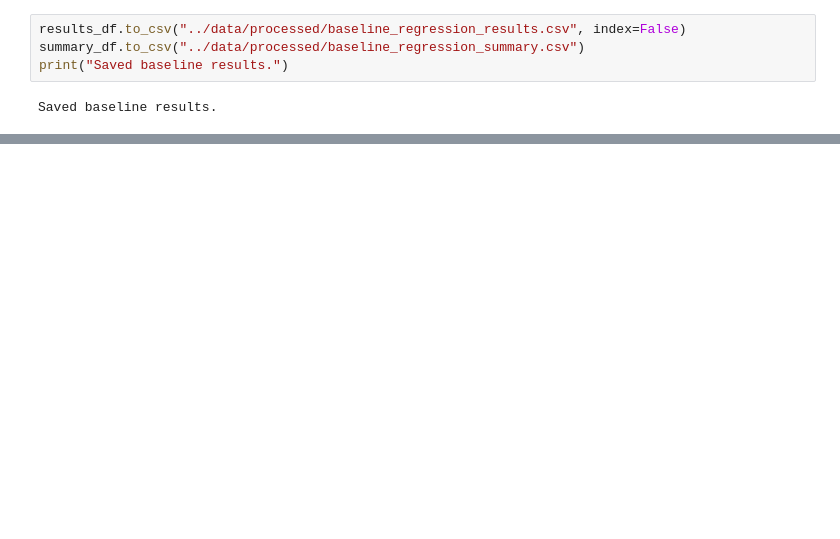
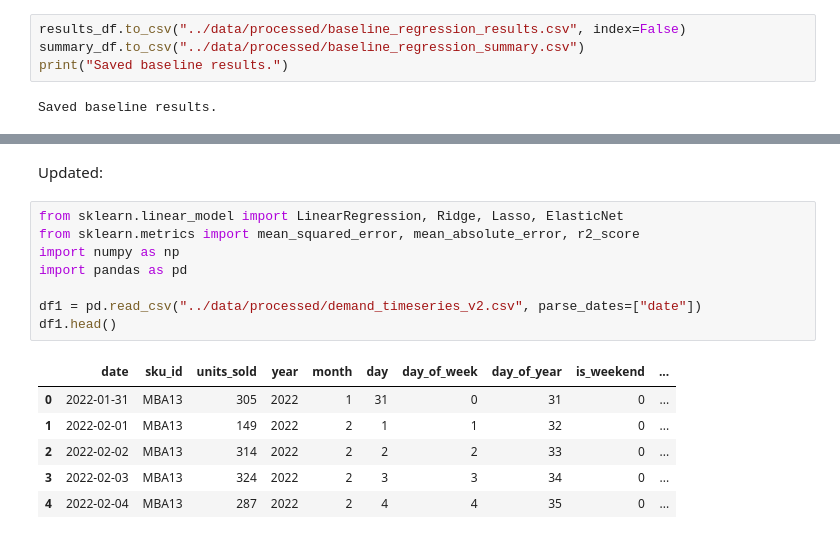
Before and after one commit to asadposeidon/production-planning-optimisation, a Jupyter notebook: notebooks/02_baseline_linear_regression.ipynb, the cells around one changed output, grey strips where cells are left out. Cells and saved outputs as stored; diff of their text form; blank space fills up the shorter version.

```diff
--- a/notebooks/02_baseline_linear_regression.ipynb
+++ b/notebooks/02_baseline_linear_regression.ipynb
@@ -108 +107,18 @@ MBP16    110.936210
 Name: units_sold, dtype: float64
+# %% [markdown]
+Updated:
+# %%
+from sklearn.linear_model import LinearRegression, Ridge, Lasso, ElasticNet
+from sklearn.metrics import mean_squared_error, mean_absolute_error, r2_score
+import numpy as np
+import pandas as pd
+
+df1 = pd.read_csv("../data/processed/demand_timeseries_v2.csv", parse_dates=["date"])
+df1.head()
+# %% [output]
+|  | date | sku_id | units_sold | year | month | day | day_of_week | day_of_year | is_weekend | ... |
+| 0 | 2022-01-31 | MBA13 | 305 | 2022 | 1 | 31 | 0 | 31 | 0 | ... |
+| 1 | 2022-02-01 | MBA13 | 149 | 2022 | 2 | 1 | 1 | 32 | 0 | ... |
+| 2 | 2022-02-02 | MBA13 | 314 | 2022 | 2 | 2 | 2 | 33 | 0 | ... |
+| 3 | 2022-02-03 | MBA13 | 324 | 2022 | 2 | 3 | 3 | 34 | 0 | ... |
+| 4 | 2022-02-04 | MBA13 | 287 | 2022 | 2 | 4 | 4 | 35 | 0 | ... |
```
Also changed, not shown: parts of 10 cells of this notebook, 11 other files.
